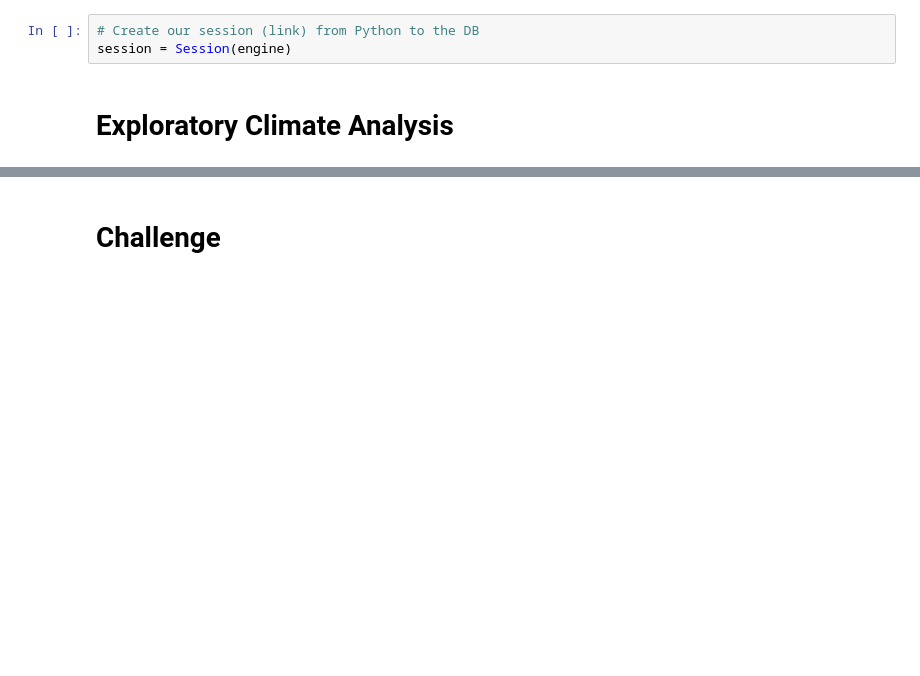
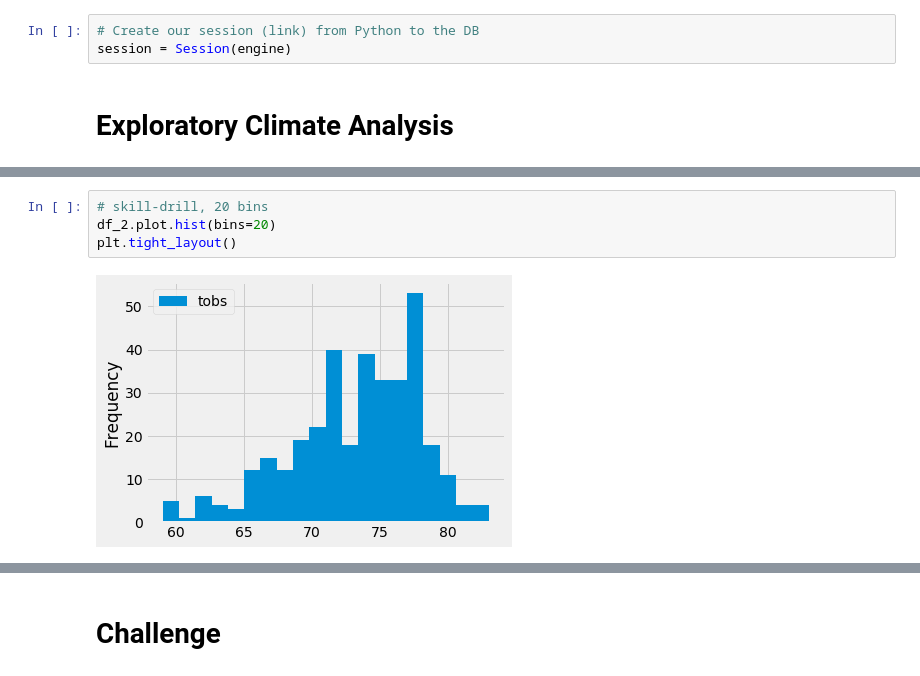
Before and after one commit to FahimaFarha/surfs_up, a Jupyter notebook: climate_analysis.ipynb, the cells around one changed output, grey strips where cells are left out. Cells and saved outputs as stored; diff of their text form; blank space fills up the shorter version.

```diff
--- a/climate_analysis.ipynb
+++ b/climate_analysis.ipynb
@@ -73,3 +123,9 @@ df.plot()
+# %%
+# skill-drill, 20 bins
+df_2.plot.hist(bins=20)
+plt.tight_layout()
+# %% [output]
+[figure, added]
 # %%
 # Write a function called `calc_temps` that will accept start date and end date in the format '%Y-%m-%d'
 # and return the minimum, average, and maximum temperatures for that range of dates
```
Also changed, not shown: parts of 8 cells of this notebook, 2 other files.
